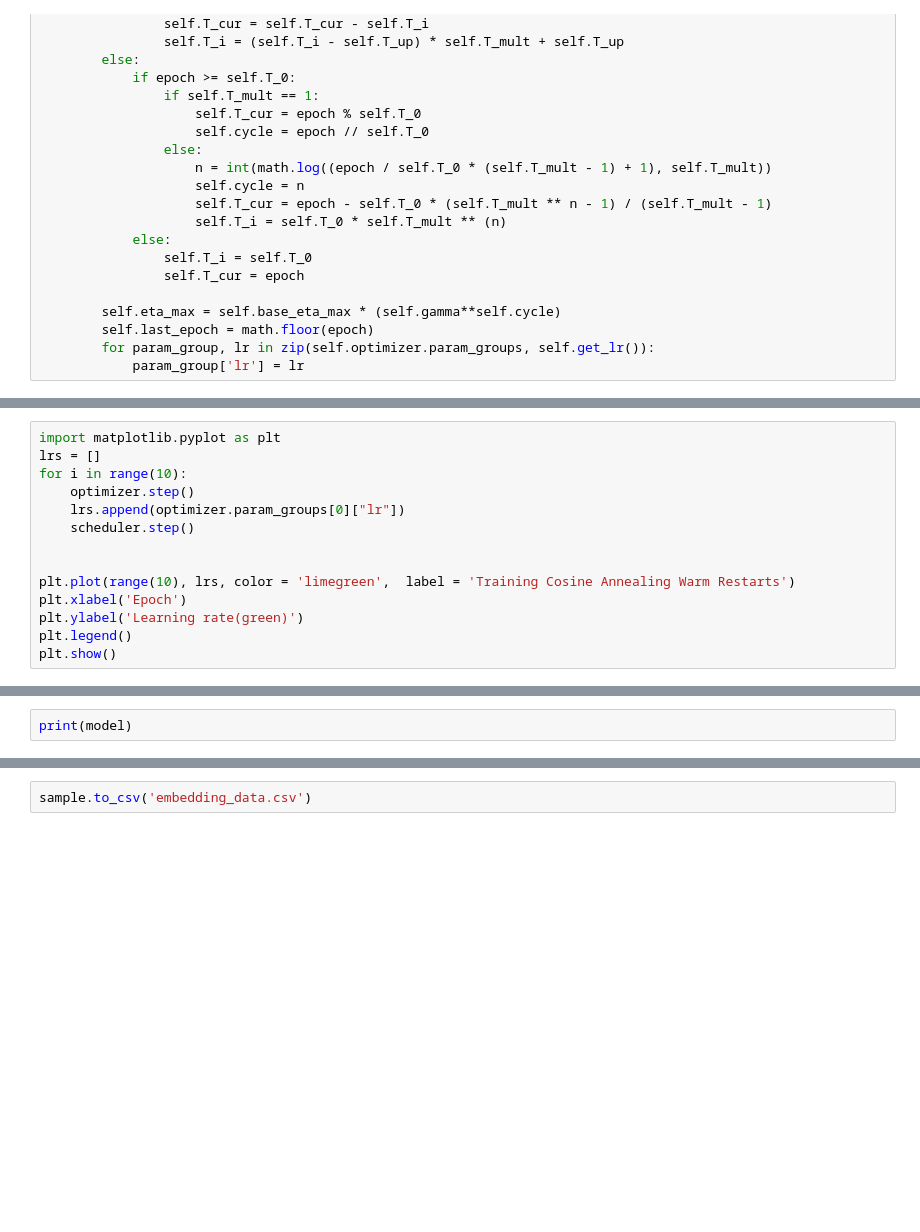
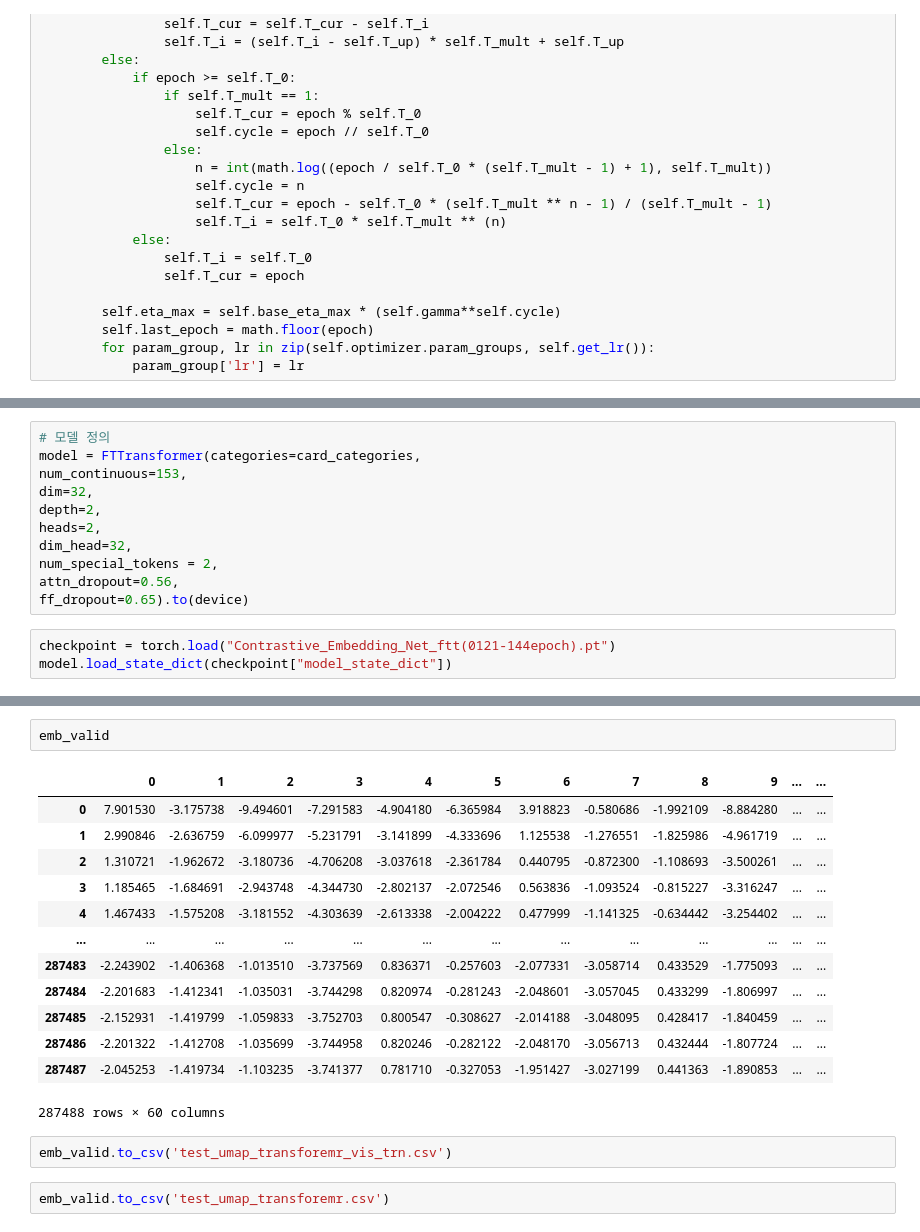
Before and after one commit to Jeong-Eul/CLEAR-Shock, a Jupyter notebook: supervised_contrastive_learning/FT-Transformer/Contrastive_embedding_transformer.ipynb, the cells around one changed output, grey strips where cells are left out. Drawn from its saved outputs; the diff is of its cells as text; blank space fills up the shorter version.

```diff
--- a/supervised_contrastive_learning/FT-Transformer/Contrastive_embedding_transformer.ipynb
+++ b/supervised_contrastive_learning/FT-Transformer/Contrastive_embedding_transformer.ipynb
@@ -436,14 +372,0 @@ Error:
-# %%
-import matplotlib.pyplot as plt
-lrs = []
-for i in range(10):
-    optimizer.step()
-    lrs.append(optimizer.param_groups[0]["lr"])
-    scheduler.step()
-
-
-plt.plot(range(10), lrs, color = 'limegreen',  label = 'Training Cosine Annealing Warm Restarts')
-plt.xlabel('Epoch')
-plt.ylabel('Learning rate(green)')
-plt.legend()
-plt.show()
@@ -465,3 +398,15 @@ torch.save({"model_state_dict": model.state_dict(),
+# %%
+# 모델 정의
+model = FTTransformer(categories=card_categories,
+num_continuous=153,
+dim=32,
+depth=2,
+heads=2,
+dim_head=32,
+num_special_tokens = 2,
+attn_dropout=0.56,
+ff_dropout=0.65).to(device)
 # %%
-print(model)
+checkpoint = torch.load("Contrastive_Embedding_Net_ftt(0121-144epoch).pt")
+model.load_state_dict(checkpoint["model_state_dict"])
 # %% [output]
@@ -510,2 +730,20 @@ sample
+# %%
+emb_valid
+# %% [output]
+|  | 0 | 1 | 2 | 3 | 4 | 5 | 6 | 7 | 8 | 9 | ... | ... |
+| 0 | 7.901530 | -3.175738 | -9.494601 | -7.291583 | -4.904180 | -6.365984 | 3.918823 | -0.580686 | -1.992109 | -8.884280 | ... | ... |
+| 1 | 2.990846 | -2.636759 | -6.099977 | -5.231791 | -3.141899 | -4.333696 | 1.125538 | -1.276551 | -1.825986 | -4.961719 | ... | ... |
+| 2 | 1.310721 | -1.962672 | -3.180736 | -4.706208 | -3.037618 | -2.361784 | 0.440795 | -0.872300 | -1.108693 | -3.500261 | ... | ... |
+| 3 | 1.185465 | -1.684691 | -2.943748 | -4.344730 | -2.802137 | -2.072546 | 0.563836 | -1.093524 | -0.815227 | -3.316247 | ... | ... |
+| 4 | 1.467433 | -1.575208 | -3.181552 | -4.303639 | -2.613338 | -2.004222 | 0.477999 | -1.141325 | -0.634442 | -3.254402 | ... | ... |
+| ... | ... | ... | ... | ... | ... | ... | ... | ... | ... | ... | ... | ... |
+| 287483 | -2.243902 | -1.406368 | -1.013510 | -3.737569 | 0.836371 | -0.257603 | -2.077331 | -3.058714 | 0.433529 | -1.775093 | ... | ... |
+| 287484 | -2.201683 | -1.412341 | -1.035031 | -3.744298 | 0.820974 | -0.281243 | -2.048601 | -3.057045 | 0.433299 | -1.806997 | ... | ... |
+| 287485 | -2.152931 | -1.419799 | -1.059833 | -3.752703 | 0.800547 | -0.308627 | -2.014188 | -3.048095 | 0.428417 | -1.840459 | ... | ... |
+| 287486 | -2.201322 | -1.412708 | -1.035699 | -3.744958 | 0.820246 | -0.282122 | -2.048170 | -3.056713 | 0.432444 | -1.807724 | ... | ... |
+| 287487 | -2.045253 | -1.419734 | -1.103235 | -3.741377 | 0.781710 | -0.327053 | -1.951427 | -3.027199 | 0.441363 | -1.890853 | ... | ... |
+287488 rows × 60 columns
+# %%
+emb_valid.to_csv('test_umap_transforemr_vis_trn.csv')
 # %%
-sample.to_csv('embedding_data.csv')
+emb_valid.to_csv('test_umap_transforemr.csv')
```
Also changed, not shown: parts of 31 cells of this notebook.
